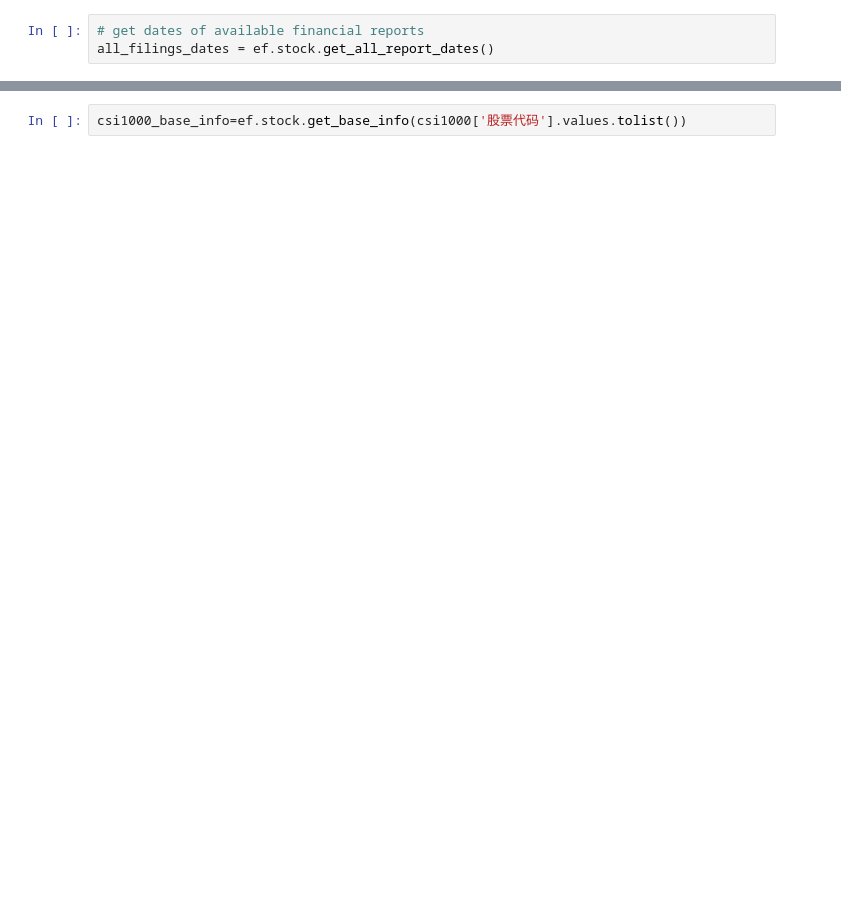
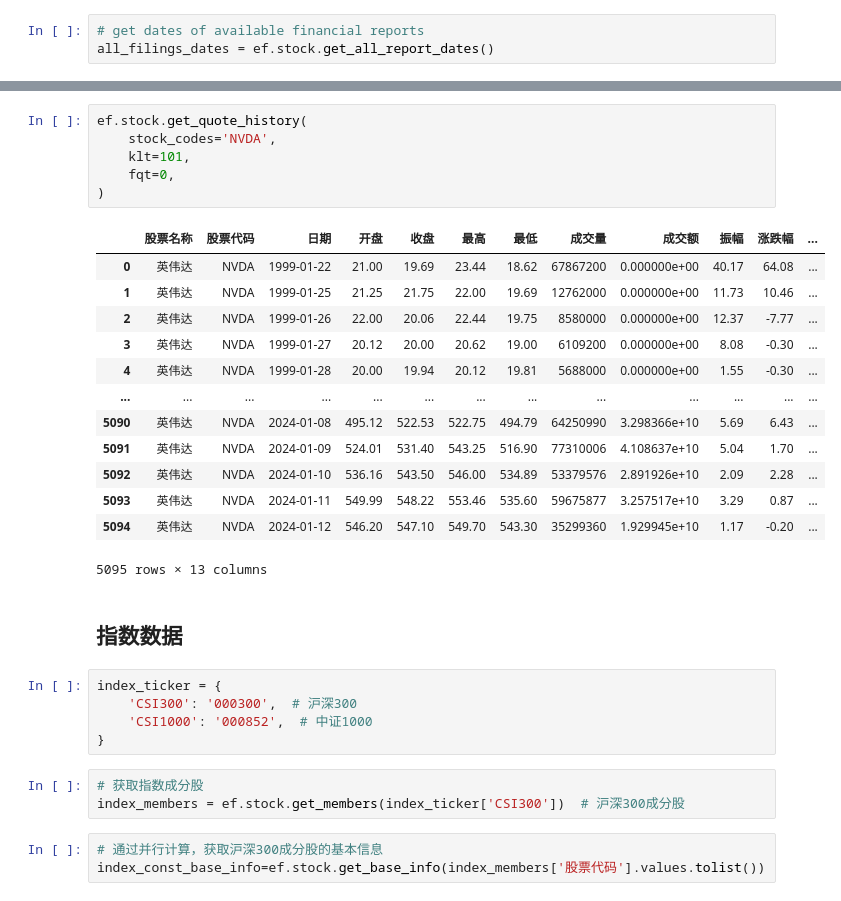
Before and after one commit to robustness-data/quant-universe, a Jupyter notebook: notebooks/efinance.ipynb, the cells around one changed output, grey strips where cells are left out. Saved outputs shown, nothing was run; the diff lists cells and outputs as text; blank space fills up the shorter version.

```diff
--- a/notebooks/efinance.ipynb
+++ b/notebooks/efinance.ipynb
@@ -58,2 +199,33 @@ csi1000=ef.stock.get_members('000852')
+# %%
+ef.stock.get_quote_history(
+    stock_codes='NVDA',
+    klt=101,
+    fqt=0,
+)
+# %% [output]
+|  | 股票名称 | 股票代码 | 日期 | 开盘 | 收盘 | 最高 | 最低 | 成交量 | 成交额 | 振幅 | 涨跌幅 | ... |
+| 0 | 英伟达 | NVDA | 1999-01-22 | 21.00 | 19.69 | 23.44 | 18.62 | 67867200 | 0.000000e+00 | 40.17 | 64.08 | ... |
+| 1 | 英伟达 | NVDA | 1999-01-25 | 21.25 | 21.75 | 22.00 | 19.69 | 12762000 | 0.000000e+00 | 11.73 | 10.46 | ... |
+| 2 | 英伟达 | NVDA | 1999-01-26 | 22.00 | 20.06 | 22.44 | 19.75 | 8580000 | 0.000000e+00 | 12.37 | -7.77 | ... |
+| 3 | 英伟达 | NVDA | 1999-01-27 | 20.12 | 20.00 | 20.62 | 19.00 | 6109200 | 0.000000e+00 | 8.08 | -0.30 | ... |
+| 4 | 英伟达 | NVDA | 1999-01-28 | 20.00 | 19.94 | 20.12 | 19.81 | 5688000 | 0.000000e+00 | 1.55 | -0.30 | ... |
+| ... | ... | ... | ... | ... | ... | ... | ... | ... | ... | ... | ... | ... |
+| 5090 | 英伟达 | NVDA | 2024-01-08 | 495.12 | 522.53 | 522.75 | 494.79 | 64250990 | 3.298366e+10 | 5.69 | 6.43 | ... |
+| 5091 | 英伟达 | NVDA | 2024-01-09 | 524.01 | 531.40 | 543.25 | 516.90 | 77310006 | 4.108637e+10 | 5.04 | 1.70 | ... |
+| 5092 | 英伟达 | NVDA | 2024-01-10 | 536.16 | 543.50 | 546.00 | 534.89 | 53379576 | 2.891926e+10 | 2.09 | 2.28 | ... |
+| 5093 | 英伟达 | NVDA | 2024-01-11 | 549.99 | 548.22 | 553.46 | 535.60 | 59675877 | 3.257517e+10 | 3.29 | 0.87 | ... |
+| 5094 | 英伟达 | NVDA | 2024-01-12 | 546.20 | 547.10 | 549.70 | 543.30 | 35299360 | 1.929945e+10 | 1.17 | -0.20 | ... |
+5095 rows × 13 columns
+# %% [markdown]
+## 指数数据
+# %%
+index_ticker = {
+    'CSI300': '000300',  # 沪深300
+    'CSI1000': '000852',  # 中证1000
+}
+# %%
+# 获取指数成分股
+index_members = ef.stock.get_members(index_ticker['CSI300'])  # 沪深300成分股
 # %%
-csi1000_base_info=ef.stock.get_base_info(csi1000['股票代码'].values.tolist())
+# 通过并行计算，获取沪深300成分股的基本信息
+index_const_base_info=ef.stock.get_base_info(index_members['股票代码'].values.tolist())
```
Also changed, not shown: parts of 28 cells of this notebook, 1 other file.
